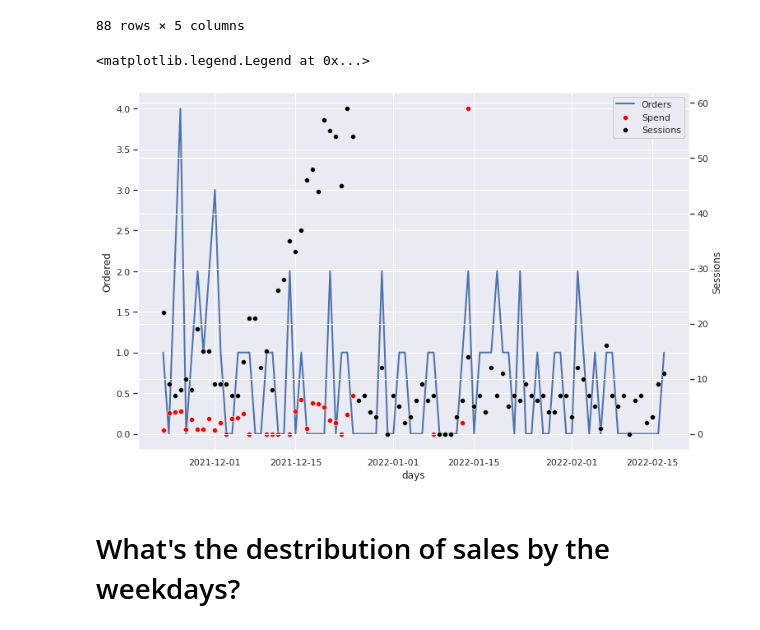
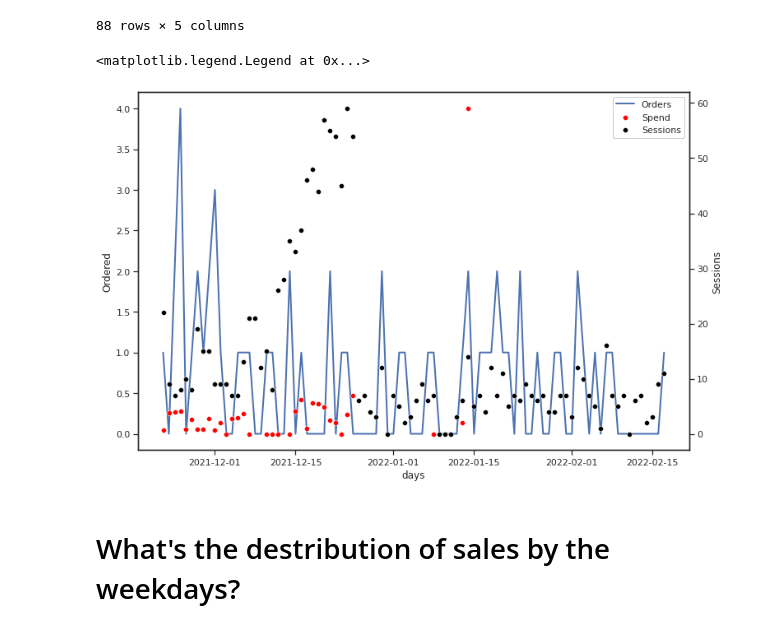
Before and after one commit to ViraTsintsadze/VorelecSalesAmazon, a Jupyter notebook: vorelec8.ipynb, the cells around one changed output. Saved outputs shown, nothing was run; the diff lists cells and outputs as text; code cells hidden in the pictures.

```diff
--- a/vorelec8.ipynb
+++ b/vorelec8.ipynb
@@ -138,7 +138,7 @@ sales_pd_with_campains.describe()
 | max | 4.000000 | 4.0 | 4.2 | 4.400000e+00 | 4.600000e+00 | ... |
 # %%
 ax1 = sn.set_style(style=None, rc=None )
-
+sn.set_theme(style = "whitegrid")
 fig, ax1 = plt.subplots(figsize=(12,8))
 ax1.set(ylim=(-0.5, 6.5))
 sn.lineplot(data = sales_pd_with_campains.drop(columns = "Ordered")
@@ -200,26 +200,26 @@ sales_pd_last3m
 88 rows × 5 columns
 # %%
 #ax1 = sn.set_style(style=None, rc=None )
-
+sn.set_theme(style = "ticks")
 fig, ax1 = plt.subplots(figsize=(12,8))
 sn.lineplot(data = sales_pd_last3m['Ordered'], dashes=False, palette="viridis", ax=ax1, linewidth= 2, label = 'Orders')
 ax1.set(xlabel='days')
 #ax1.set_title("Orders, Sessions and Spent on Ads for last three month", fontsize = 20)
 
 ax2 = ax1.twinx()
 sn.scatterplot(data = spons_time["Spend"], ax=ax2, color='red', label = 'Spend')
 ax2.yaxis.set_visible(False)
 
 ax3 = ax2.twinx()
 sn.scatterplot(data = sales_pd_last3m["Sessions"], ax = ax3, color='black', label='Sessions')
 
 lines1, labels1 = ax1.get_legend_handles_labels()
 lines2, labels2 = ax2.get_legend_handles_labels()
 lines3, labels3 = ax3.get_legend_handles_labels()
 ax3.legend(lines1 + lines2 + lines3, labels1 + labels2 + labels3, loc=0 ,framealpha = 1)
 # %% [output]
 <matplotlib.legend.Legend at 0x...>
-[figure, old version]
+[figure, new version]
 # %% [markdown]
 # What's the destribution of sales by the weekdays?
 # %%
```
Also changed, not shown: parts of 5 cells of this notebook.
